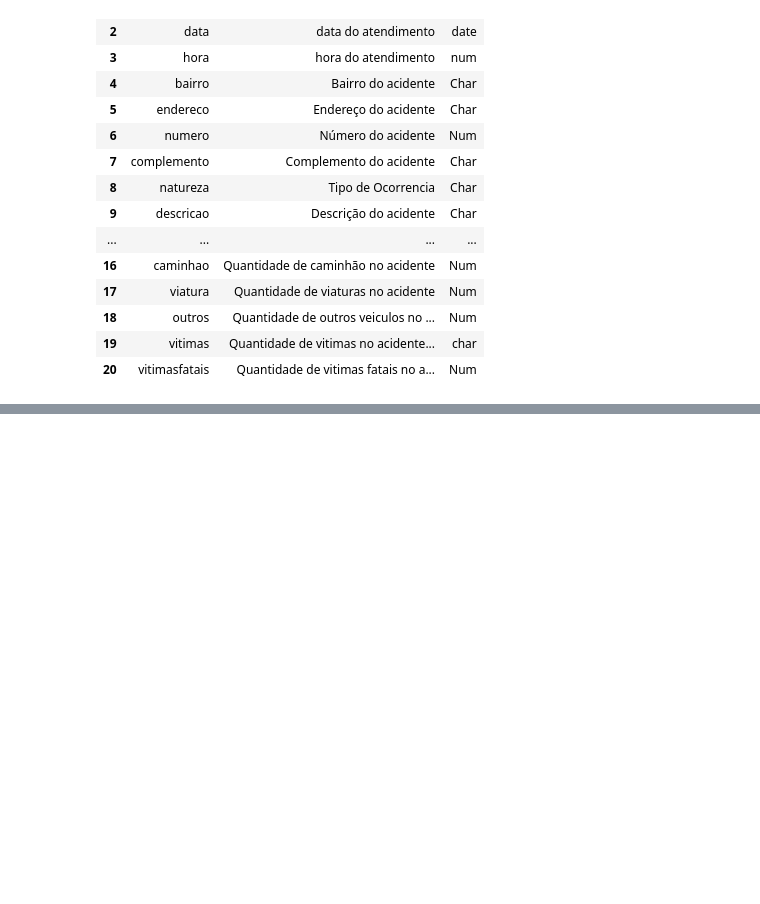
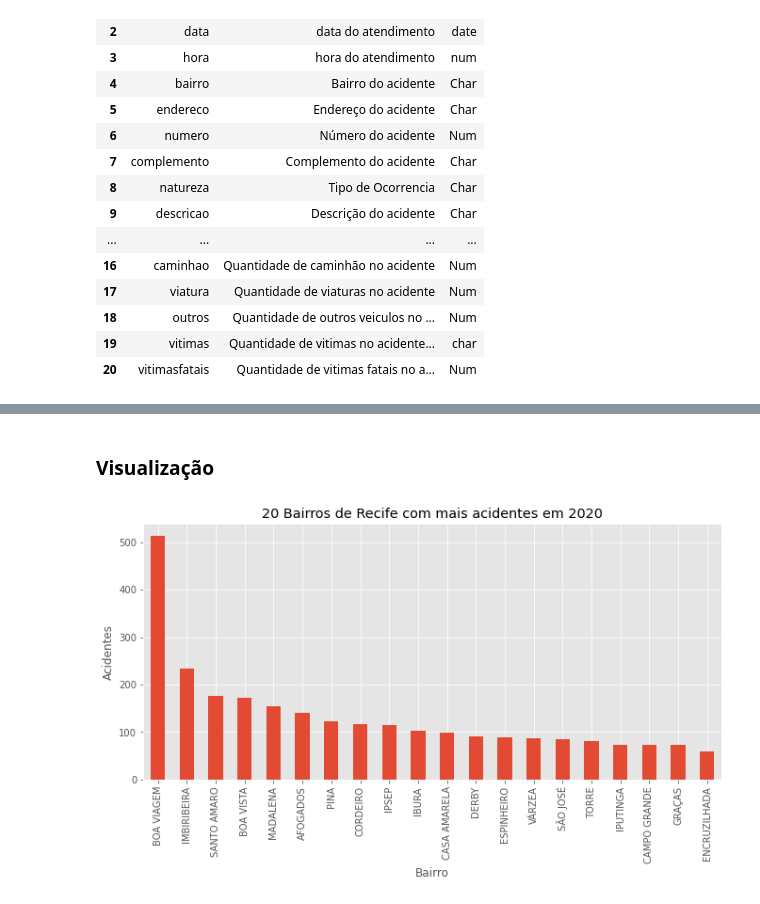
Before and after one commit to eduardoluiz7/IF697---Projeto-Ci-ncia-de-Dados, a Jupyter notebook: Projeto DataScience.ipynb, the cells around one changed output, grey strips where cells are left out. Cells and saved outputs as stored; diff of their text form; code cells hidden in the pictures; blank space fills up the shorter version.

```diff
--- a/Projeto DataScience.ipynb
+++ b/Projeto DataScience.ipynb
@@ -63,3 +78,6 @@ campos_df
 | 18 | outros | Quantidade de outros veiculos no ... | Num |
 | 19 | vitimas | Quantidade de vitimas no acidente... | char |
 | 20 | vitimasfatais | Quantidade de vitimas fatais no a... | Num |
+# %%
+to_drop = list(filter(lambda x: x not in list(campos_df['codigo']), main_df.columns))
+to_drop
@@ -65,0 +103,2 @@ campos_df
+# %%
+main_df = main_df.drop(to_drop, axis=1)
@@ -65,0 +154,3 @@ campos_df
+# %%
+main_df = main_df[main_df['bairro'].notna()]
+main_df.shape
@@ -65,0 +179,13 @@ campos_df
+# %%
+main_df = main_df.drop(['endereco', 'numero', 'complemento', 'descricao'], axis=1)
+# %% [markdown]
+### Visualização
+# %%
+main_df['bairro'].value_counts().head(20).plot(kind='bar', figsize=(11,5))
+plt.title("20 Bairros de Recife com mais acidentes em 2020")
+plt.xlabel("Bairro")
+plt.ylabel("Acidentes")
+
+plt.show()
+# %% [output]
+[figure, added]
```
Also changed, not shown: parts of 9 cells of this notebook.
